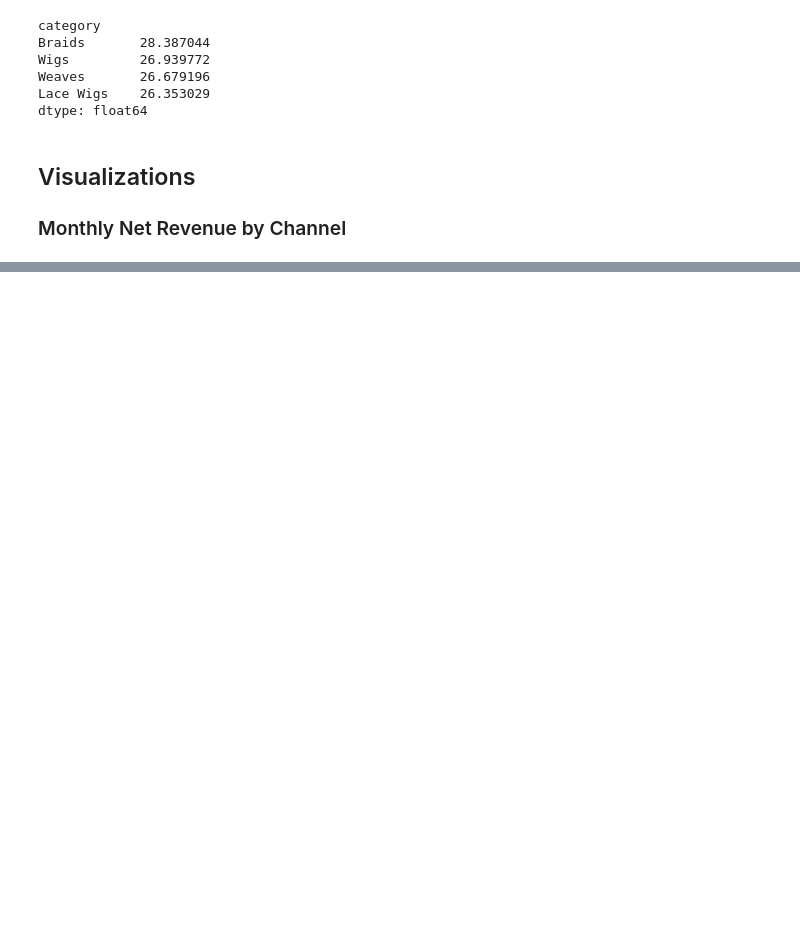
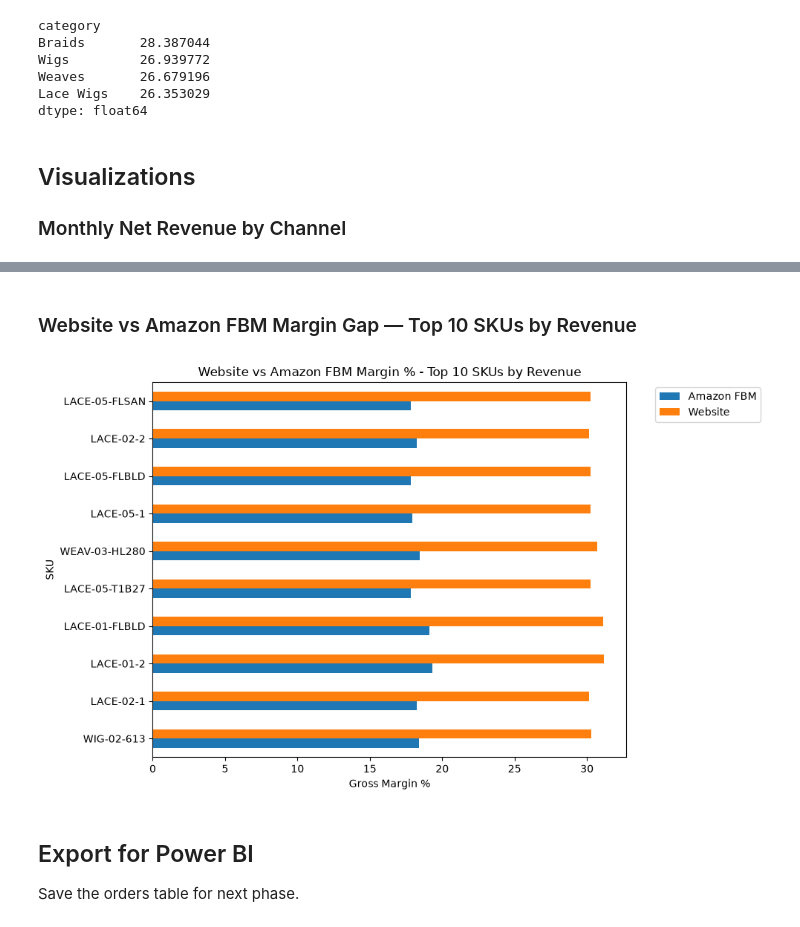
Before and after one commit to voltrecto/crowncase-beauty-portfolio, a Jupyter notebook: notebooks/phase3_analysis.ipynb, the cells around one changed output, grey strips where cells are left out. Cells and saved outputs as stored; diff of their text form; code cells hidden in the pictures; blank space fills up the shorter version.

```diff
--- a/notebooks/phase3_analysis.ipynb
+++ b/notebooks/phase3_analysis.ipynb
@@ -265,0 +269,22 @@ plt.show()
+# %% [markdown]
+### Website vs Amazon FBM Margin Gap — Top 10 SKUs by Revenue
+# %%
+top_skus = orders_clean.groupby("sku")["revenue"].sum().sort_values(ascending=False).head(10).index
+
+sku_margin = orders_clean[orders_clean["sku"].isin(top_skus)].pivot_table(
+    index="sku", columns="channel", values="gross_margin_pct", aggfunc="mean"
+)
+sku_margin = sku_margin.reindex(top_skus)
+
+sku_margin.iloc[::-1].plot(kind="barh", figsize=(10, 6))
+plt.title("Website vs Amazon FBM Margin % - Top 10 SKUs by Revenue")
+plt.xlabel("Gross Margin %")
+plt.ylabel("SKU")
+plt.legend(bbox_to_anchor=(1.05, 1), loc="upper left")
+plt.tight_layout()
+plt.show()
+# %% [output]
+[figure, added]
+# %% [markdown]
+## Export for Power BI
+Save the orders table for next phase.
```
Also changed, not shown: parts of 8 cells of this notebook, 2 other files.
